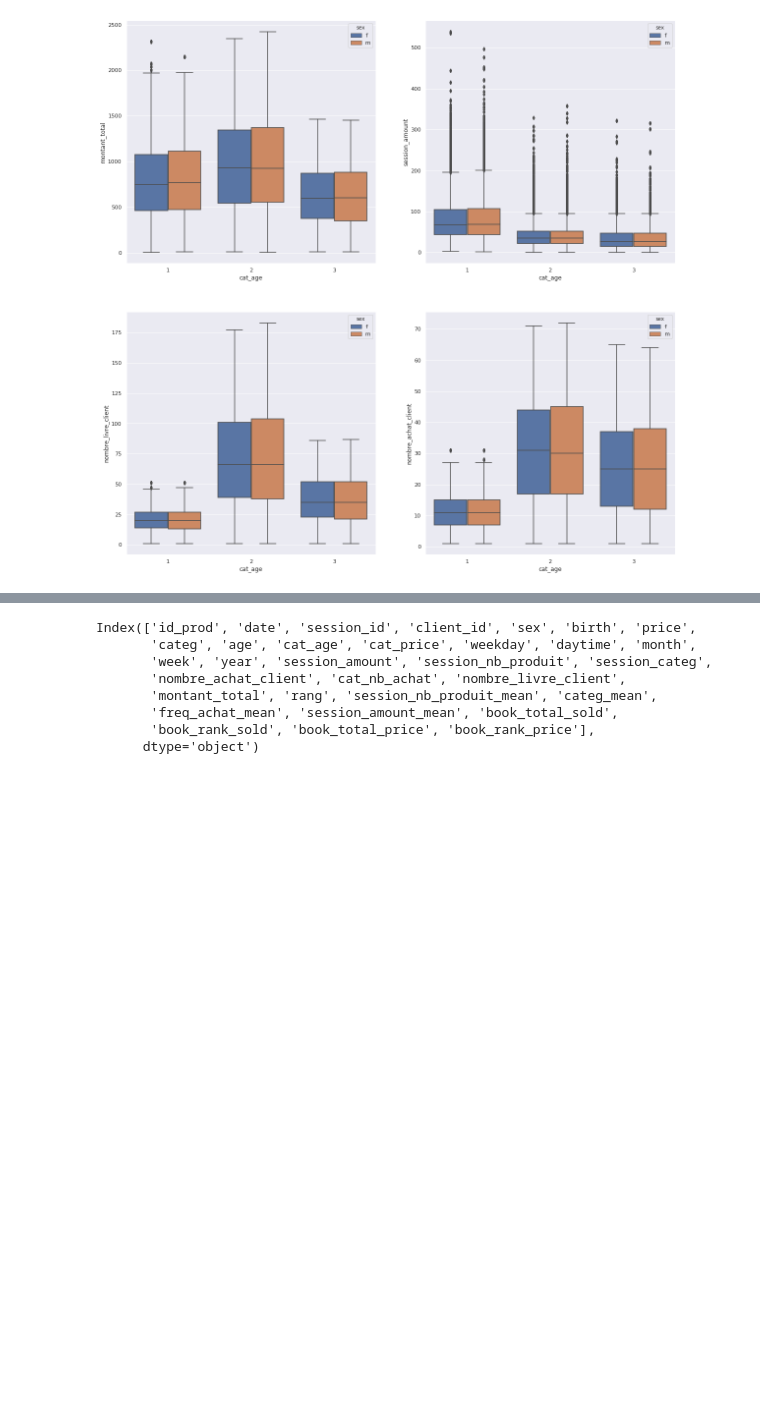
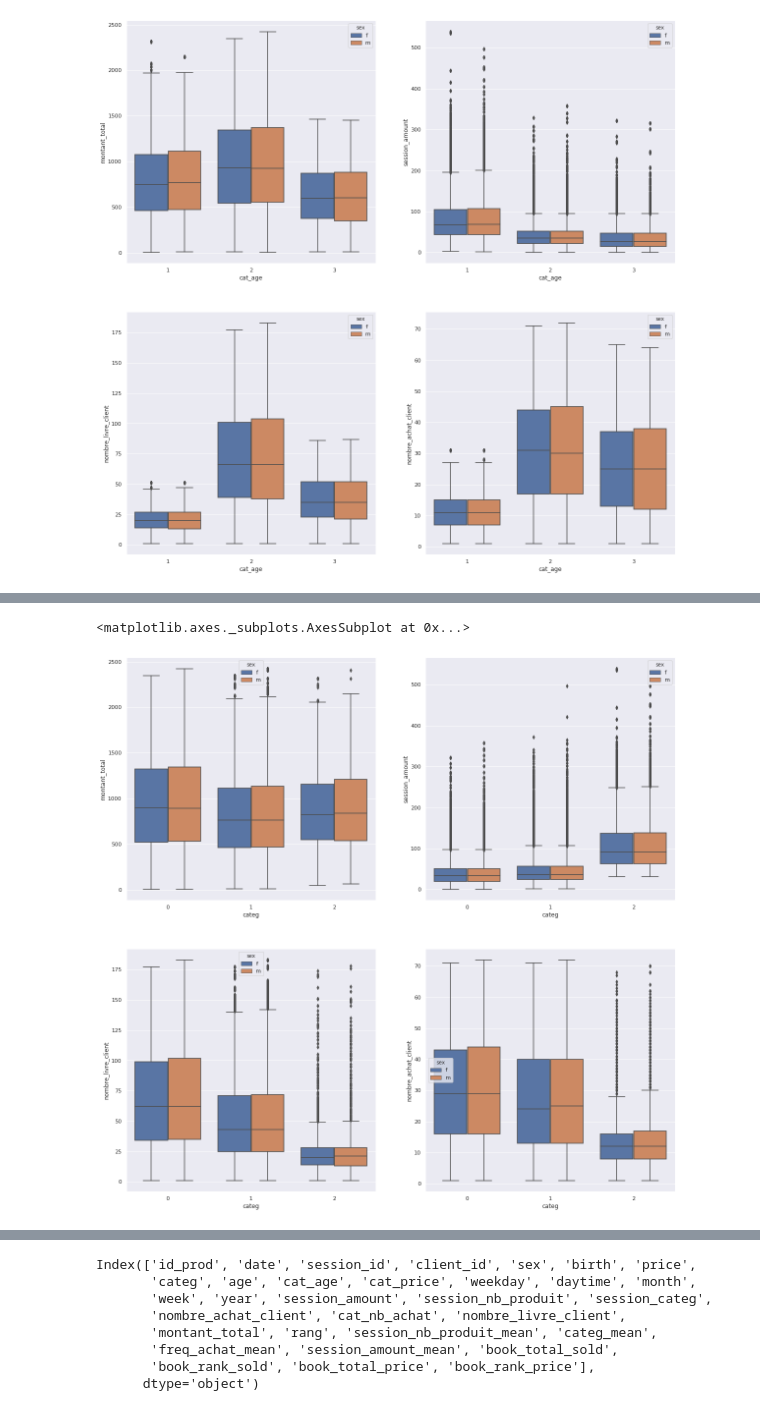
Before and after one commit to FranckDELRUE/OCR-Project-4-DAn, a Jupyter notebook: Project 4.ipynb, the cells around one changed output, grey strips where cells are left out. Cells and saved outputs as stored; diff of their text form; code cells hidden in the pictures; blank space fills up the shorter version.

```diff
--- a/Project 4.ipynb
+++ b/Project 4.ipynb
@@ -1069,0 +1085,9 @@ Nous constatons que la catégorie d'age intermédiaire a une médiane la plus é
+# %%
+fig, axes = plt.subplots(2, 2, figsize=(20, 20))
+sns.boxplot(x='categ', y='montant_total',data=df_transactions[(df_transactions['rang'] > 4)], hue= 'sex', ax=axes[0, 0])
+sns.boxplot(x='categ', y='session_amount',data=df_transactions[(df_transactions['rang'] > 4)], hue= 'sex', ax=axes[0, 1])
+sns.boxplot(x='categ', y='nombre_livre_client',data=df_transactions[(df_transactions['rang'] > 4)], hue= 'sex', ax=axes[1, 0])
+sns.boxplot(x='categ', y='nombre_achat_client',data=df_transactions[(df_transactions['rang'] > 4)], hue= 'sex', ax=axes[1, 1])
+# %% [output]
+<matplotlib.axes._subplots.AxesSubplot at 0x...>
+[figure, added]
```
Also changed, not shown: parts of 8 cells of this notebook.
